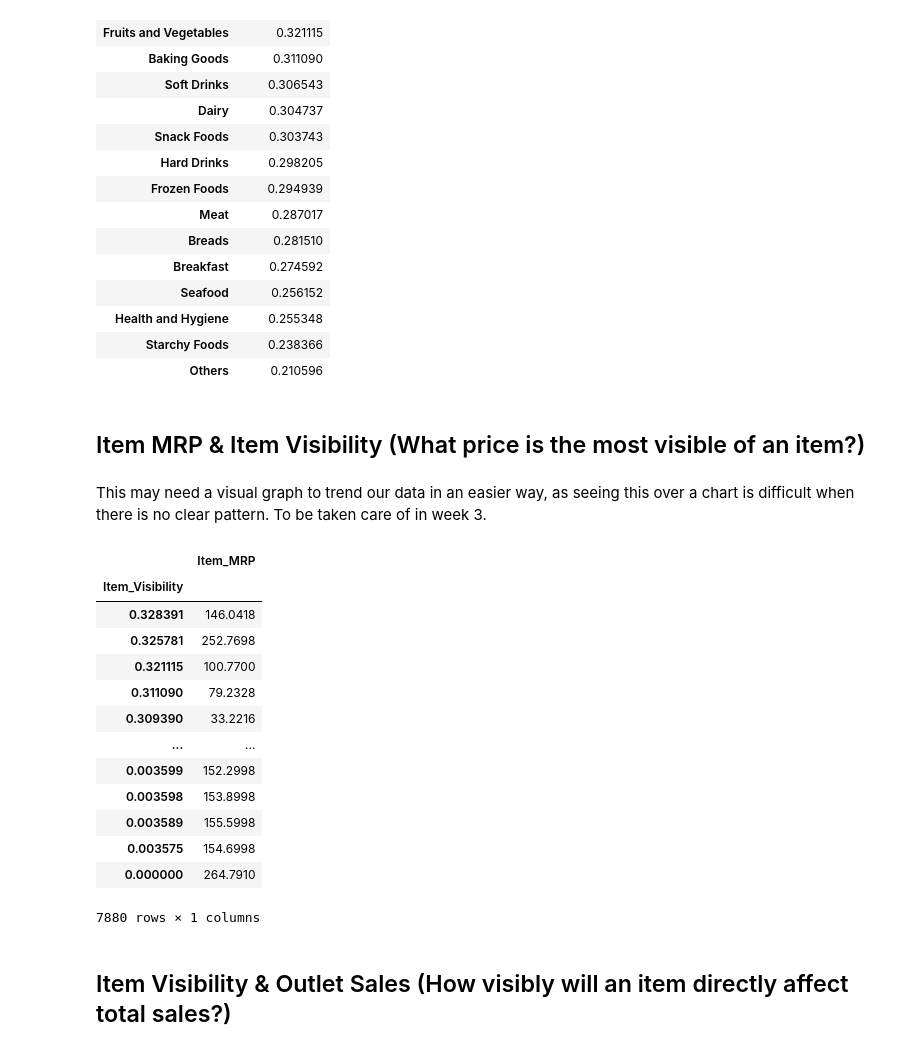
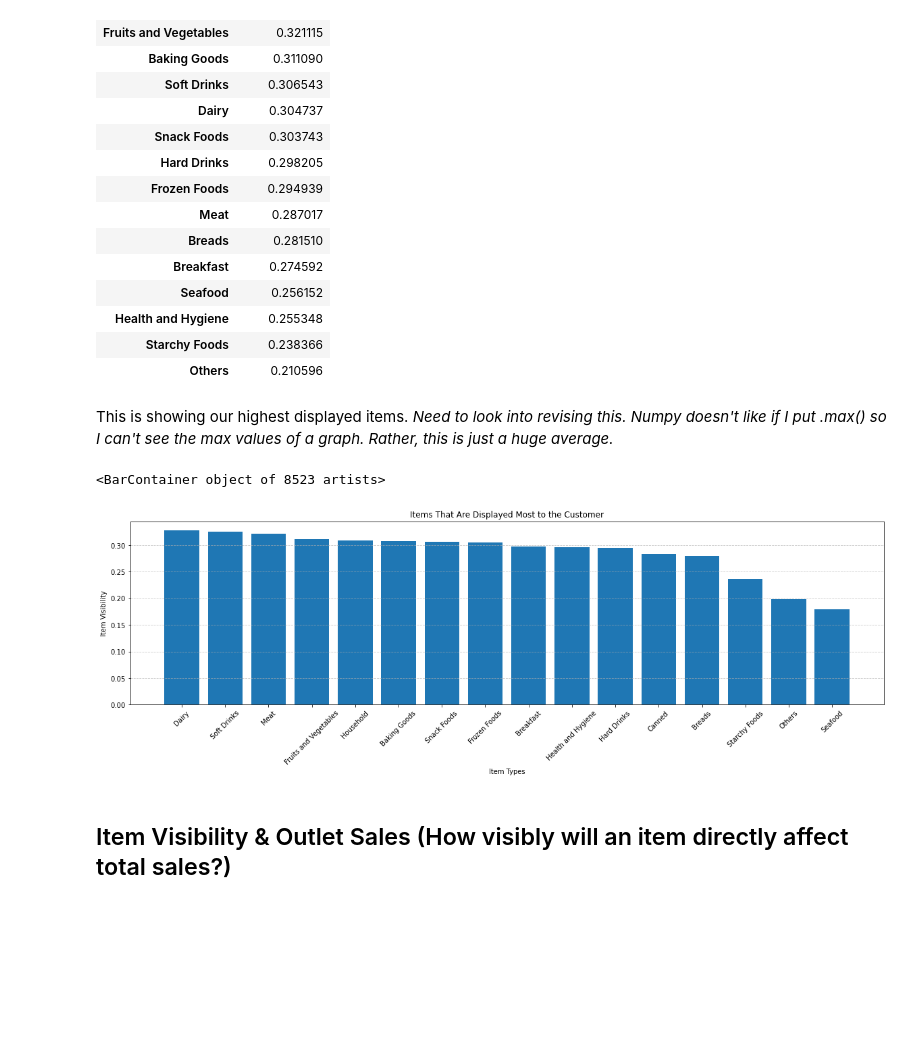
Before and after one commit to GilbertRPG/sales-predictions, a Jupyter notebook: data_cleaning.ipynb, the cells around one changed output. Cells and saved outputs as stored; diff of their text form; code cells hidden in the pictures; blank space fills up the shorter version.

```diff
--- a/data_cleaning.ipynb
+++ b/data_cleaning.ipynb
@@ -140,27 +158,22 @@ df.groupby(['Item_Type'])[['Item_Visibility']].max().sort_values('Item_Visibilit
 | Health and Hygiene | 0.255348 |
 | Starchy Foods | 0.238366 |
 | Others | 0.210596 |
-# %% [markdown]
-## Item MRP & Item Visibility (What price is the most visible of an item?)
-# %% [markdown]
-This may need a visual graph to trend our data in an easier way, as seeing this over a chart is difficult when there is no clear pattern. To be taken care of in week 3.
-# %%
-df.groupby(['Item_Visibility'])[['Item_MRP']].max().sort_values('Item_Visibility', ascending = False) # Should look into revising this line. It appears to loose data as it merges item visibility together. Maybe we could just use a .sort_value function?
-# %% [output]
-|  | Item_MRP |
-| Item_Visibility |  |
-| 0.328391 | 146.0418 |
-| 0.325781 | 252.7698 |
-| 0.321115 | 100.7700 |
-| 0.311090 | 79.2328 |
-| 0.309390 | 33.2216 |
-| ... | ... |
-| 0.003599 | 152.2998 |
-| 0.003598 | 153.8998 |
-| 0.003589 | 155.5998 |
-| 0.003575 | 154.6998 |
-| 0.000000 | 264.7910 |
-7880 rows × 1 columns
+# %% [markdown]
+This is showing our highest displayed items. *Need to look into revising this. Numpy doesn't like if I put .max() so I can't see the max values of a graph. Rather, this is just a huge average.*
+# %%
+ItemType = df['Item_Type']
+ItemVisibility = df['Item_Visibility'].sort_values(ascending = False)
+plt.figure(figsize=(20,5))
+plt.grid(axis = 'y', linestyle='--', alpha=.7)
+plt.xticks(rotation=45)
+plt.xlabel('Item Types')
+plt.ylabel('Item Visibility')
+plt.title('Items That Are Displayed Most to the Customer')
+plt.bar(ItemType, ItemVisibility)
+# df.info()
+# %% [output]
+<BarContainer object of 8523 artists>
+[figure, added]
 # %% [markdown]
 ## Item Visibility & Outlet Sales (How visibly will an item directly affect total sales?)
 # %% [markdown]
```
Also changed, not shown: parts of 6 cells of this notebook.
